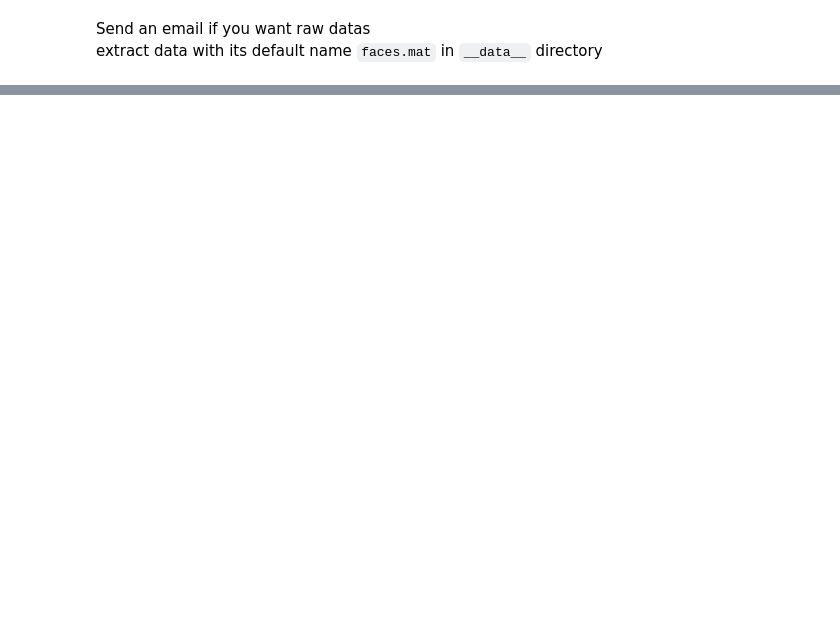
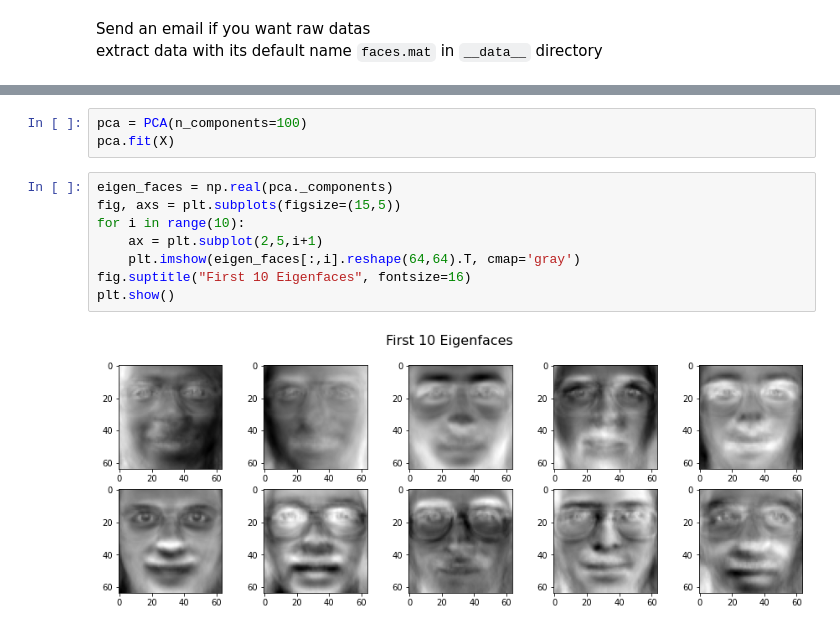
Before and after one commit to realamirhe/leaf-node, a Jupyter notebook: applications/face reconstruction with PCA.ipynb, the cells around one changed output, grey strips where cells are left out. Drawn from its saved outputs; the diff is of its cells as text; blank space fills up the shorter version.

```diff
--- a/applications/face reconstruction with PCA.ipynb
+++ b/applications/face reconstruction with PCA.ipynb
@@ -40,0 +45,13 @@ Text(0.5, 1.0, 'Mean Face')
+# %%
+pca = PCA(n_components=100)
+pca.fit(X)
+# %%
+eigen_faces = np.real(pca._components)
+fig, axs = plt.subplots(figsize=(15,5))
+for i in range(10):
+    ax = plt.subplot(2,5,i+1)
+    plt.imshow(eigen_faces[:,i].reshape(64,64).T, cmap='gray')
+fig.suptitle("First 10 Eigenfaces", fontsize=16)
+plt.show()
+# %% [output]
+[figure, added]
```
Also changed, not shown: parts of 5 cells of this notebook.
